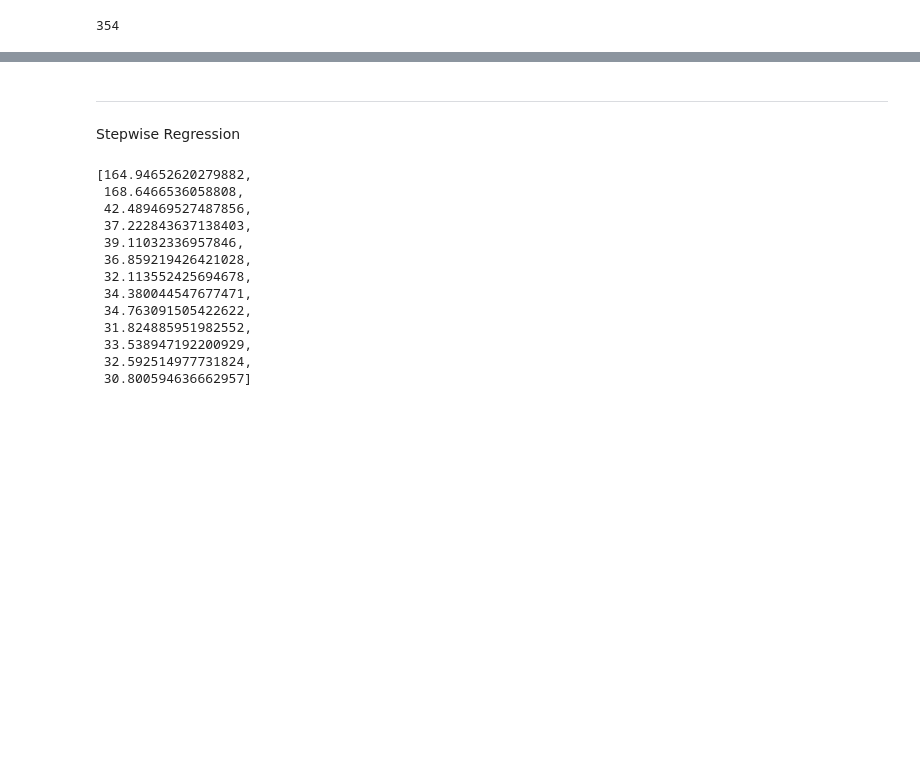
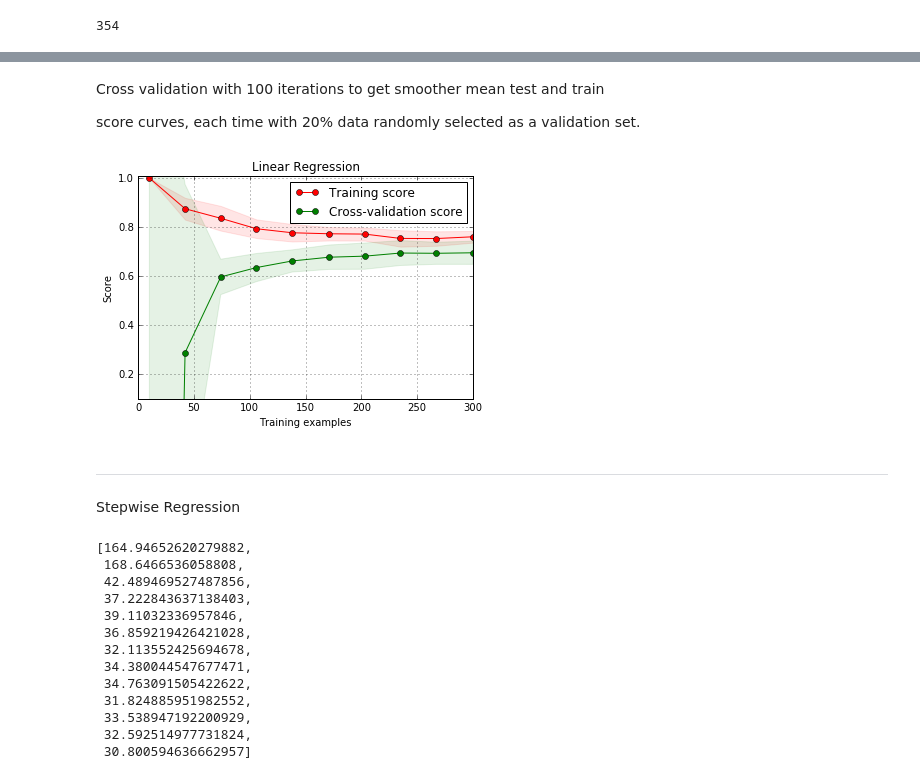
Before and after one commit to EloisaElias/Elo_portfolio, a Jupyter notebook: 15_Cross_Validation.ipynb, the cells around one changed output, grey strips where cells are left out. Cells and saved outputs as stored; diff of their text form; code cells hidden in the pictures; blank space fills up the shorter version.

```diff
--- a/15_Cross_Validation.ipynb
+++ b/15_Cross_Validation.ipynb
@@ -260,14 +290,14 @@ def plt_learning_curve(model, features, target, label='None'):
 
     for train_size in training_size:
         cv_shuffle = ShuffleSplit(train_size=train_size,
-                                  test_size=100, n=len(target),
+                                  test_size=None, n=len(target),
                                   random_state=0)
 
         cv_score = cross_val_score(model, features,
                                     target, cv=cv_shuffle)
         scores.append(cv_score)
 
-    plt.plot(training_size, np.mean(scores, axis=1), label=label or estimator.__class__.__name__)
+    plt.plot(training_size, np.mean(scores, axis=1), label=label or model.__class__.__name__)
     plt.ylim(0,1)
     plt.ylabel('Average Training Error - CV score')
     plt.xlabel('Training test size')
@@ -311,3 +388,16 @@ plot_test_train_errors(features, X_train, X_test, y_train, y_test)
+# %% [markdown]
+Cross validation with 100 iterations to get smoother mean test and train
+
+score curves, each time with 20% data randomly selected as a validation set.
+# %%
+from sklearn.model_selection import ShuffleSplit
+title = "Linear Regression"
+cv_ = ShuffleSplit(n_splits=10, test_size=0.3, random_state=0)
+model_ = LinearRegression()
+hecf_learning_curve(model_, title, features, target,(0.1, 1.01), cv=cv_, n_jobs=4)
+plt.show()
+# %% [output]
+[figure, added]
 # %% [markdown]
 ---
 Stepwise Regression
```
Also changed, not shown: parts of 16 cells of this notebook.
